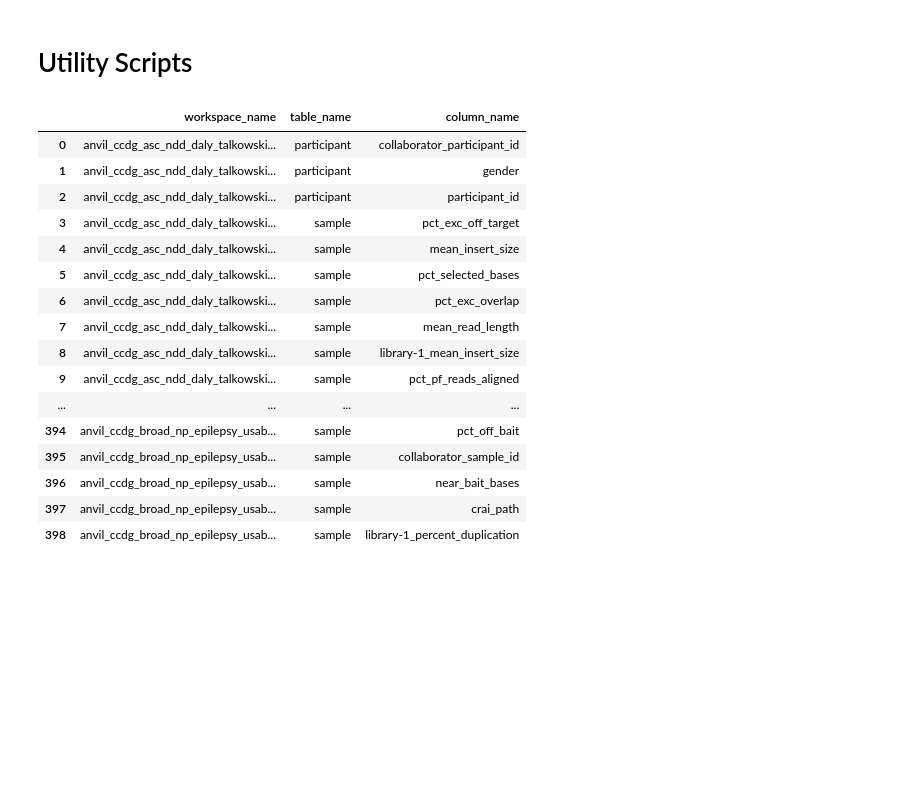
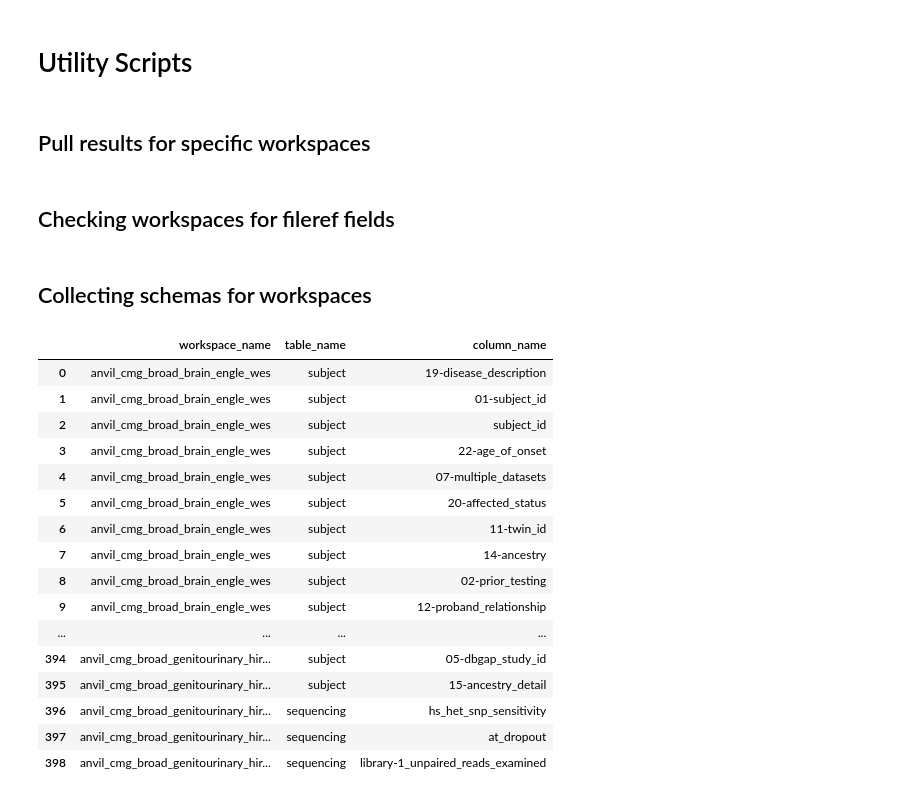
Before and after one commit to broadinstitute/anvil_tdr_ingest, a Jupyter notebook: notebooks/utility_evaluate_mapping_compatibility.ipynb, the cells around one changed output. Saved outputs shown, nothing was run; the diff lists cells and outputs as text; code cells hidden in the pictures; blank space fills up the shorter version.

```diff
--- a/notebooks/utility_evaluate_mapping_compatibility.ipynb
+++ b/notebooks/utility_evaluate_mapping_compatibility.ipynb
@@ -66,7 +50,7 @@ workspace bucket name = fc-2a9eefc3-0302-427f-9ac3-82f078741c03
 
 # Mapping specification to evaluate
 mapping_target = "anvil"
-mapping_target_spec_list = ["cmg_ext_2", "gtex_ext_2"]
+mapping_target_spec_list = ["cmg_ext_2", "cmg_ext_3", "cmg_ext_4", "gtex_ext_2", "gtex_ext_3"]
 
 # Any known data_file_refs, so file ref fields can be properly evaluated
 data_file_refs = {
@@ -403,11 +393,15 @@ Workspace evaluation against specifications:
 # %% [markdown]
 # Utility Scripts
+# %% [markdown]
+## Pull results for specific workspaces
 # %%
 ## Print detailed results for specific workspace
 print(json.dumps(detail_dict["anvil_cmg_uwash_ds-hfa"], indent=2))
 # %%
 ## Print workspace dict for specific workspace
 print(json.dumps(workspace_dict["anvil_gtex_bcm_gru_corsivs"], indent=2))
+# %% [markdown]
+## Checking workspaces for fileref fields
 # %%
 ## Checking for fileref fields
 ws_project = "anvil-datastorage"
@@ -427,60 +421,64 @@ for ws_name in ws_name_list:
     except:
         continue
 print(sorted(list(file_ref_set)))
+# %% [markdown]
+## Collecting schemas for workspaces
 # %%
 ## Collecting the schema for a specific workspace
 from firecloud import api as fapi
 ws_project = "anvil-datastorage"
 ws_name_list = [
-    "anvil_ccdg_asc_ndd_daly_talkowski_cdcseed_asd_hmb_wes",
-    "AnVIL_CCDG_Broad_CVD_AF_BioVU_HMB_GSO_Arrays",
+'ANVIL_CMG_BROAD_BRAIN_ENGLE_WES',
+'ANVIL_CMG_Broad_Genitourinary_Sinclair_WES',
+'ANVIL_CMG_Broad_Orphan_Jueppner_WES',
+'AnVIL_CMG_Broad_Genitourinary_Hirschhorn_WES',
+'AnVIL_CMG_Broad_Orphan_Scott_WES',
+'AnVIL_CMG_Broad_Orphan_VCGS-White_WES',
+'AnVIL_CMG_Broad_Stillbirth_Wilkins-Haug_WES',
 ]
 schema_fields = []
 
 # Loop through workspaces
 for ws_name in ws_name_list:
 
     try:
         # Collect and record all entity types in workspace
         response_etypes = fapi.list_entity_types(ws_project, ws_name)
         dict_all_etypes = json.loads(response_etypes.text)
         etypes_list = [key for key in dict_all_etypes.keys()]
 
         # Loop through entity types and parse result to build schema
         if etypes_list:
             for etype in etypes_list:
                 column_set = set()
-                entities_resp = fapi.get_entities(ws_project, ws_name, etype)
-                entities_dict = json.loads(entities_resp.text)
-                for i in range(0, 10):
-                    column_set.add(entities_dict[i]["entityType"] + "_id")
-                    for attr_key in entities_dict[i]["attributes"]:
-                        column_set.add(attr_key)
+                column_set.add(dict_all_etypes[etype]["idName"])
+                for attr_key in dict_all_etypes[etype]["attributeNames"]:
+                    column_set.add(attr_key)
                 for column in column_set:
                     column_entry = []
                     column_entry = [ws_name.lower(), etype.lower(), column.lower()]
                     schema_fields.append(column_entry)
     except:
         pass
 
 # Convert to dataframe and display
 df = pd.DataFrame(schema_fields, columns = ["workspace_name", "table_name", "column_name"])
 display(df)
 # %% [output]
 |  | workspace_name | table_name | column_name |
-| 0 | anvil_ccdg_asc_ndd_daly_talkowski... | participant | collaborator_participant_id |
-| 1 | anvil_ccdg_asc_ndd_daly_talkowski... | participant | gender |
-| 2 | anvil_ccdg_asc_ndd_daly_talkowski... | participant | participant_id |
-| 3 | anvil_ccdg_asc_ndd_daly_talkowski... | sample | pct_exc_off_target |
-| 4 | anvil_ccdg_asc_ndd_daly_talkowski... | sample | mean_insert_size |
-| 5 | anvil_ccdg_asc_ndd_daly_talkowski... | sample | pct_selected_bases |
-| 6 | anvil_ccdg_asc_ndd_daly_talkowski... | sample | pct_exc_overlap |
-| 7 | anvil_ccdg_asc_ndd_daly_talkowski... | sample | mean_read_length |
-| 8 | anvil_ccdg_asc_ndd_daly_talkowski... | sample | library-1_mean_insert_size |
-| 9 | anvil_ccdg_asc_ndd_daly_talkowski... | sample | pct_pf_reads_aligned |
+| 0 | anvil_cmg_broad_brain_engle_wes | subject | 19-disease_description |
+| 1 | anvil_cmg_broad_brain_engle_wes | subject | 01-subject_id |
+| 2 | anvil_cmg_broad_brain_engle_wes | subject | subject_id |
+| 3 | anvil_cmg_broad_brain_engle_wes | subject | 22-age_of_onset |
+| 4 | anvil_cmg_broad_brain_engle_wes | subject | 07-multiple_datasets |
+| 5 | anvil_cmg_broad_brain_engle_wes | subject | 20-affected_status |
+| 6 | anvil_cmg_broad_brain_engle_wes | subject | 11-twin_id |
+| 7 | anvil_cmg_broad_brain_engle_wes | subject | 14-ancestry |
+| 8 | anvil_cmg_broad_brain_engle_wes | subject | 02-prior_testing |
+| 9 | anvil_cmg_broad_brain_engle_wes | subject | 12-proband_relationship |
 | ... | ... | ... | ... |
-| 394 | anvil_ccdg_broad_np_epilepsy_usab... | sample | pct_off_bait |
-| 395 | anvil_ccdg_broad_np_epilepsy_usab... | sample | collaborator_sample_id |
-| 396 | anvil_ccdg_broad_np_epilepsy_usab... | sample | near_bait_bases |
-| 397 | anvil_ccdg_broad_np_epilepsy_usab... | sample | crai_path |
-| 398 | anvil_ccdg_broad_np_epilepsy_usab... | sample | library-1_percent_duplication |
+| 394 | anvil_cmg_broad_genitourinary_hir... | subject | 05-dbgap_study_id |
+| 395 | anvil_cmg_broad_genitourinary_hir... | subject | 15-ancestry_detail |
+| 396 | anvil_cmg_broad_genitourinary_hir... | sequencing | hs_het_snp_sensitivity |
+| 397 | anvil_cmg_broad_genitourinary_hir... | sequencing | at_dropout |
+| 398 | anvil_cmg_broad_genitourinary_hir... | sequencing | library-1_unpaired_reads_examined |
```
Also changed, not shown: parts of 2 cells of this notebook, 10 other files.
